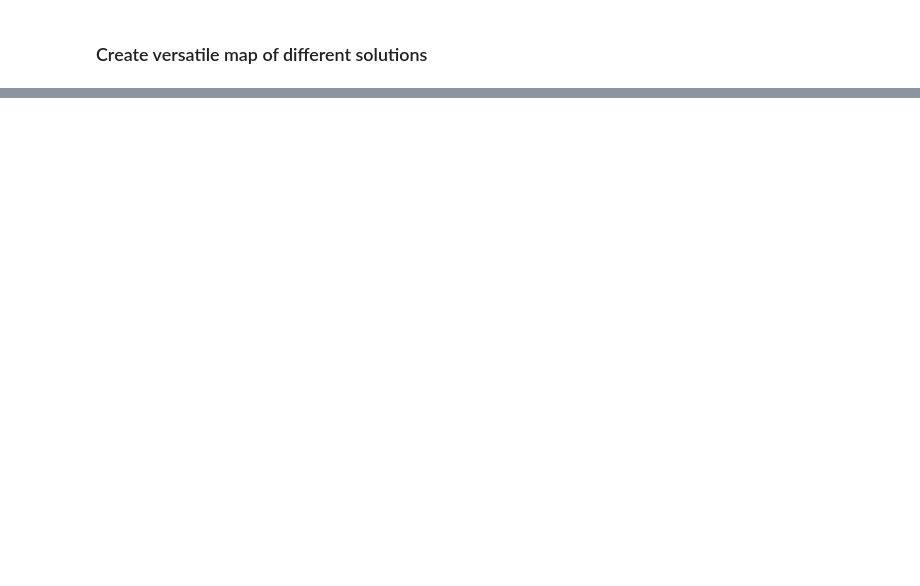
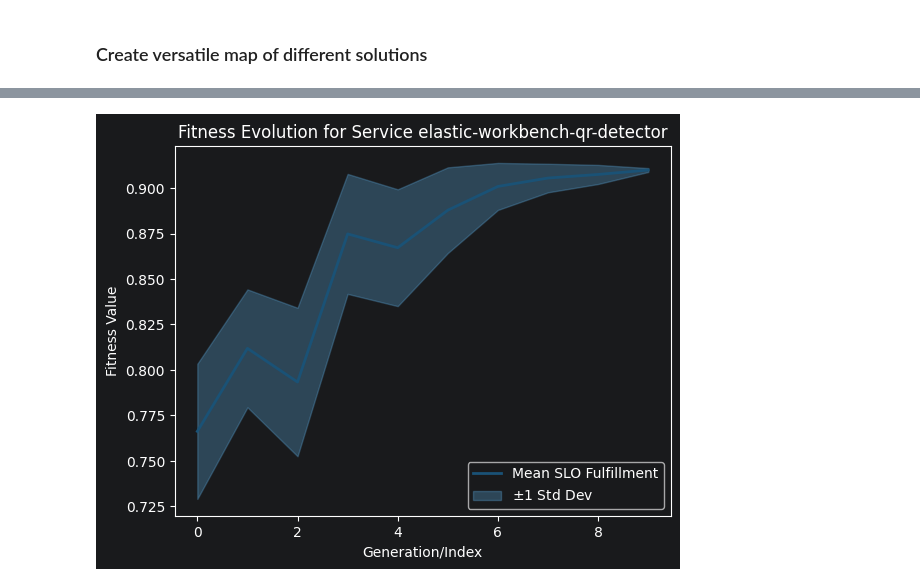
Before and after one commit to borissedlak/composable-autonomous-offerings, a Jupyter notebook: notebooks/0_extract_pfo.ipynb, the cells around one changed output, grey strips where cells are left out. Drawn from its saved outputs; the diff is of its cells as text; code cells hidden in the pictures; blank space fills up the shorter version.

Commit message:
making progress for the overall accuracy of the model, but not there completely

```diff
--- a/notebooks/0_extract_pfo.ipynb
+++ b/notebooks/0_extract_pfo.ipynb
@@ -190,0 +88,18 @@ Versatile Candidate: {'coord': array([0.38372666, 0.44388291]), 'fitness': np.fl
+# %%
+
+gp_list = []
+lml_history = []
+
+data_splits = 10
+
+for i in range(data_splits):
+    data_ratio = (i + 1) / data_splits
+
+    # Initialize and train GP model
+    _gp = GASK(s_type, show_figures=False)
+    _gp.init_model(df, data_density=data_ratio)
+    gp_list.append(_gp)
+
+    lml = _gp.get_model_lml(s_type, "max_tp")
+    lml_history.append(lml)
+    print(f"Ratio {data_ratio}: LML = {lml:.2f}")
@@ -190,0 +221,37 @@ Versatile Candidate: {'coord': array([0.38372666, 0.44388291]), 'fitness': np.fl
+# %%
+
+import matplotlib.pyplot as plt
+
+# fitness_list = np.array([f for f, c, g in solution_history])
+#
+# process_list = [g for f, c, g in solution_history]
+# uncertainty = np.array([(sd / 300) for m, sd in process_list])
+
+under_line = slo_means - slo_stds
+over_line = slo_means + slo_stds
+
+hacked_certainty = (3.0 + (lml_history / 50))
+data_normalizer = [i + 1 / 10 for i in range(data_splits)]
+
+# plt.plot(hacked_certainty / data_normalizer, label='Model Likelihood', color='red', linewidth=2)
+
+plt.plot(slo_means, label='Mean SLO Fulfillment', color='#1A5276', linewidth=2)
+
+plt.fill_between(
+    range(len(slo_means)),
+    slo_means - slo_stds,
+    slo_means + slo_stds,
+    color='#5DADE2',
+    alpha=0.3,
+    label='$\pm 1$ Std Dev'
+)
+
+plt.xlabel("Generation/Index")
+plt.ylabel("Fitness Value")
+plt.title(f"Fitness Evolution for Service {s_type.value}")
+plt.legend()
+# plt.ylim([-0.5, 1.0])
+plt.savefig(f"../figures/evolution_{s_type.value}.jpg")
+plt.show()
+# %% [output]
+[figure, added]
```
Also changed, not shown: parts of 13 cells of this notebook, 7 other files.
